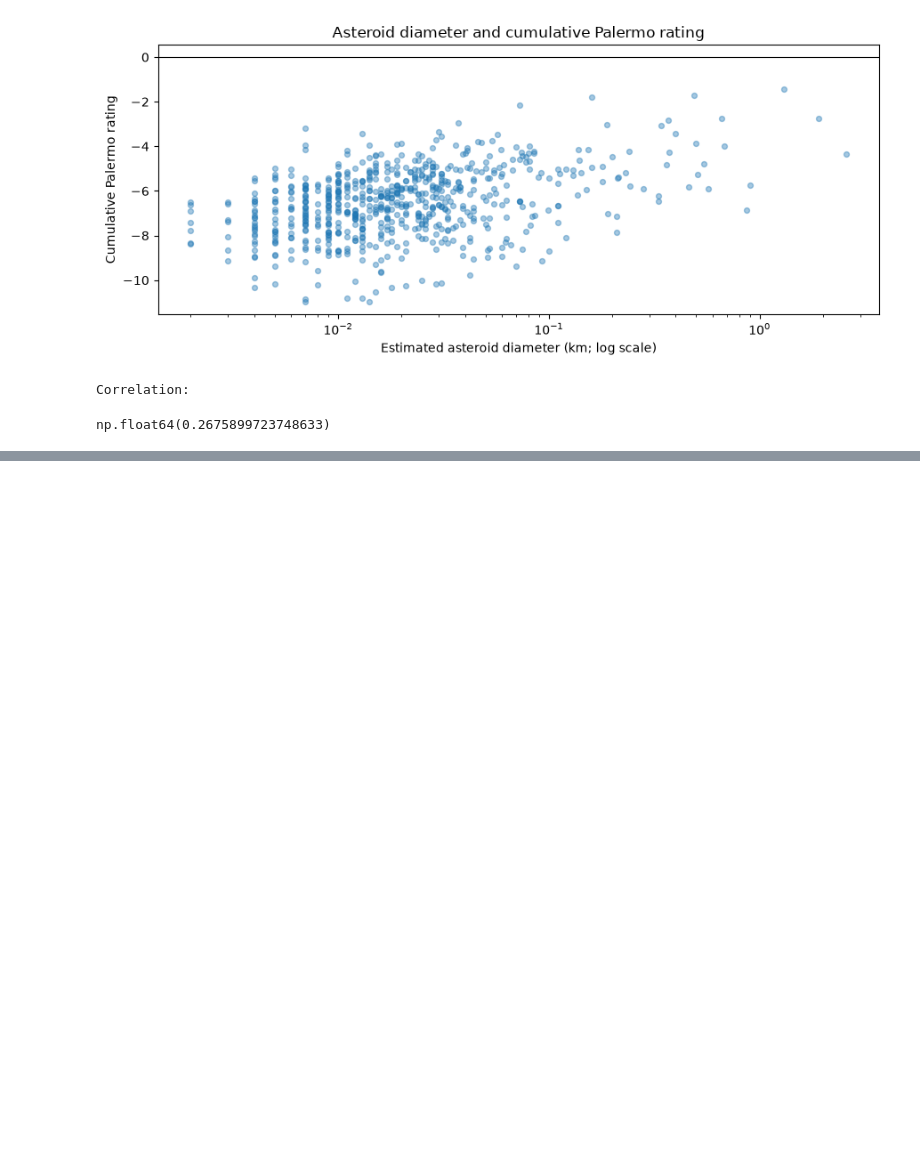
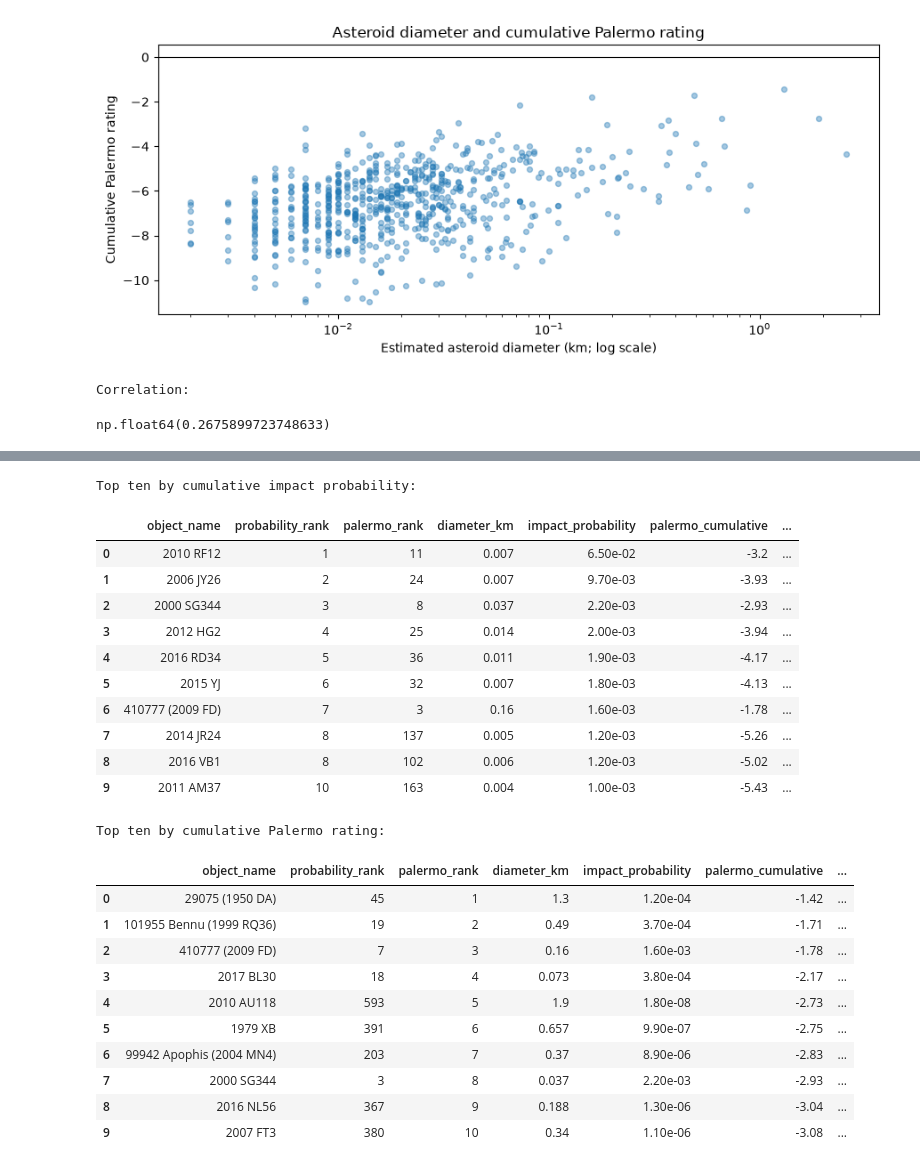
Before and after one commit to mwojtyna/uj, a Jupyter notebook: data-science/2_data_exploration_advanced/2_Asteroid_Impacts_DataExploration.ipynb, the cells around one changed output, grey strips where cells are left out. Saved outputs shown, nothing was run; the diff lists cells and outputs as text; code cells hidden in the pictures; blank space fills up the shorter version.

```diff
--- a/data-science/2_data_exploration_advanced/2_Asteroid_Impacts_DataExploration.ipynb
+++ b/data-science/2_data_exploration_advanced/2_Asteroid_Impacts_DataExploration.ipynb
@@ -436,0 +349,26 @@ same five objects? Compare the lists and explain why they can differ. _TODO_
+# %%
+# Use the same set of objects for both rankings.
+ranking_data = asteroids.dropna(
+    subset=["object_name", "impact_probability", "palermo_cumulative"]
+).copy()
+print("Objects included:", len(ranking_data))
+print("Objects excluded because of missing values:", len(asteroids) - len(ranking_data))
+
+# Rank 1 means the highest value. Equal values receive the same rank.
+ranking_data["probability_rank"] = ranking_data["impact_probability"].rank(
+    ascending=False, method="min"
+).astype("Int64")
+ranking_data["palermo_rank"] = ranking_data["palermo_cumulative"].rank(
+    ascending=False, method="min"
+).astype("Int64")
+
+comparison_columns = [
+    "object_name", "probability_rank", "palermo_rank", "diameter_km",
+    "impact_probability", "palermo_cumulative", "period_start", "period_end",
+]
+
+def show_objects(table):
+    # Scientific notation keeps small probabilities readable without changing the data.
+    view = table[comparison_columns].copy()
+    view["impact_probability"] = view["impact_probability"].map(lambda p: f"{p:.2e}")
+    display(view.reset_index(drop=True))
@@ -436,0 +384,38 @@ same five objects? Compare the lists and explain why they can differ. _TODO_
+# %%
+top_probability = ranking_data.sort_values(
+    ["impact_probability", "object_name"], ascending=[False, True]
+).head(10)
+
+top_palermo = ranking_data.sort_values(
+    ["palermo_cumulative", "object_name"], ascending=[False, True]
+).head(10)
+
+print("Top ten by cumulative impact probability:")
+show_objects(top_probability)
+print("Top ten by cumulative Palermo rating:")
+show_objects(top_palermo)
+# %% [output]
+Top ten by cumulative impact probability:
+|  | object_name | probability_rank | palermo_rank | diameter_km | impact_probability | palermo_cumulative | ... |
+| 0 | 2010 RF12 | 1 | 11 | 0.007 | 6.50e-02 | -3.2 | ... |
+| 1 | 2006 JY26 | 2 | 24 | 0.007 | 9.70e-03 | -3.93 | ... |
+| 2 | 2000 SG344 | 3 | 8 | 0.037 | 2.20e-03 | -2.93 | ... |
+| 3 | 2012 HG2 | 4 | 25 | 0.014 | 2.00e-03 | -3.94 | ... |
+| 4 | 2016 RD34 | 5 | 36 | 0.011 | 1.90e-03 | -4.17 | ... |
+| 5 | 2015 YJ | 6 | 32 | 0.007 | 1.80e-03 | -4.13 | ... |
+| 6 | 410777 (2009 FD) | 7 | 3 | 0.16 | 1.60e-03 | -1.78 | ... |
+| 7 | 2014 JR24 | 8 | 137 | 0.005 | 1.20e-03 | -5.26 | ... |
+| 8 | 2016 VB1 | 8 | 102 | 0.006 | 1.20e-03 | -5.02 | ... |
+| 9 | 2011 AM37 | 10 | 163 | 0.004 | 1.00e-03 | -5.43 | ... |
+Top ten by cumulative Palermo rating:
+|  | object_name | probability_rank | palermo_rank | diameter_km | impact_probability | palermo_cumulative | ... |
+| 0 | 29075 (1950 DA) | 45 | 1 | 1.3 | 1.20e-04 | -1.42 | ... |
+| 1 | 101955 Bennu (1999 RQ36) | 19 | 2 | 0.49 | 3.70e-04 | -1.71 | ... |
+| 2 | 410777 (2009 FD) | 7 | 3 | 0.16 | 1.60e-03 | -1.78 | ... |
+| 3 | 2017 BL30 | 18 | 4 | 0.073 | 3.80e-04 | -2.17 | ... |
+| 4 | 2010 AU118 | 593 | 5 | 1.9 | 1.80e-08 | -2.73 | ... |
+| 5 | 1979 XB | 391 | 6 | 0.657 | 9.90e-07 | -2.75 | ... |
+| 6 | 99942 Apophis (2004 MN4) | 203 | 7 | 0.37 | 8.90e-06 | -2.83 | ... |
+| 7 | 2000 SG344 | 3 | 8 | 0.037 | 2.20e-03 | -2.93 | ... |
+| 8 | 2016 NL56 | 367 | 9 | 0.188 | 1.30e-06 | -3.04 | ... |
+| 9 | 2007 FT3 | 380 | 10 | 0.34 | 1.10e-06 | -3.08 | ... |
```
Also changed, not shown: parts of 23 cells of this notebook.
